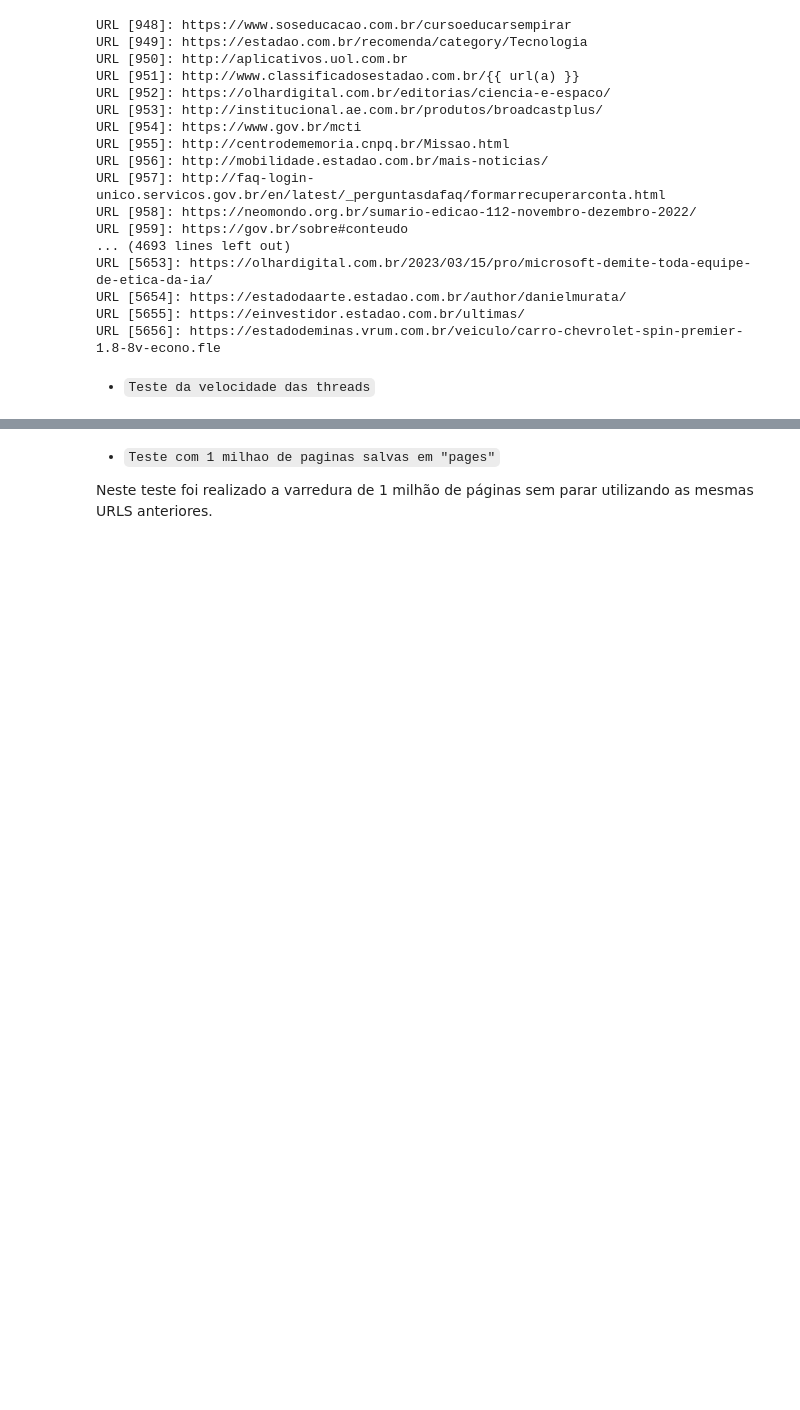
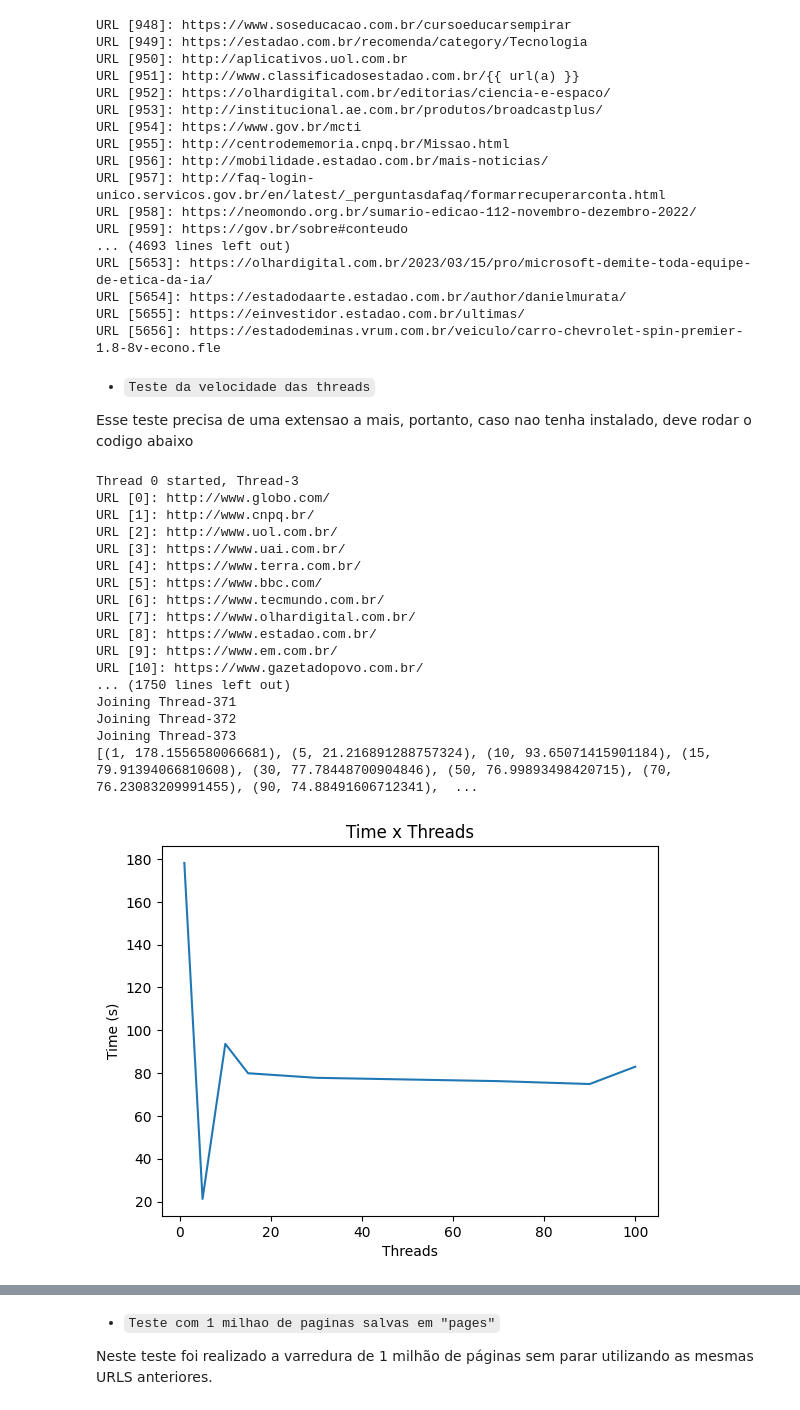
Before and after one commit to vmleroy/information-recovery-cefetmg, a Jupyter notebook: Crawler/Relatorio TP1.ipynb, the cells around one changed output, grey strips where cells are left out. Cells and saved outputs as stored; diff of their text form; code cells hidden in the pictures; blank space fills up the shorter version.

Commit message:
threads test

````diff
--- a/Crawler/Relatorio TP1.ipynb
+++ b/Crawler/Relatorio TP1.ipynb
@@ -76,5 +76,7 @@ URL [5653]: https://olhardigital.com.br/2023/03/15/pro/microsoft-demite-toda-equ
 URL [5654]: https://estadodaarte.estadao.com.br/author/danielmurata/
 URL [5655]: https://einvestidor.estadao.com.br/ultimas/
 URL [5656]: https://estadodeminas.vrum.com.br/veiculo/carro-chevrolet-spin-premier-1.8-8v-econo.fle
-# %% [markdown]
-* ```Teste da velocidade das threads```
+# %% [markdown]
+* ```Teste da velocidade das threads```
+
+Esse teste precisa de uma extensao a mais, portanto, caso nao tenha instalado, deve rodar o codigo abaixo
@@ -80,0 +85,22 @@ URL [5656]: https://estadodeminas.vrum.com.br/veiculo/carro-chevrolet-spin-premi
+# %%
+from tests.test_thread import test_threads
+test_threads()
+# %% [output]
+Thread 0 started, Thread-3
+URL [0]: http://www.globo.com/
+URL [1]: http://www.cnpq.br/
+URL [2]: http://www.uol.com.br/
+URL [3]: https://www.uai.com.br/
+URL [4]: https://www.terra.com.br/
+URL [5]: https://www.bbc.com/
+URL [6]: https://www.tecmundo.com.br/
+URL [7]: https://www.olhardigital.com.br/
+URL [8]: https://www.estadao.com.br/
+URL [9]: https://www.em.com.br/
+URL [10]: https://www.gazetadopovo.com.br/
+... (1750 lines left out)
+Joining Thread-371
+Joining Thread-372
+Joining Thread-373
+[(1, 178.1556580066681), (5, 21.216891288757324), (10, 93.65071415901184), (15, 79.91394066810608), (30, 77.78448700904846), (50, 76.99893498420715), (70, 76.23083209991455), (90, 74.88491606712341),  ...
+[figure, added]
````
Also changed, not shown: parts of 9 cells of this notebook, 8 other files.
